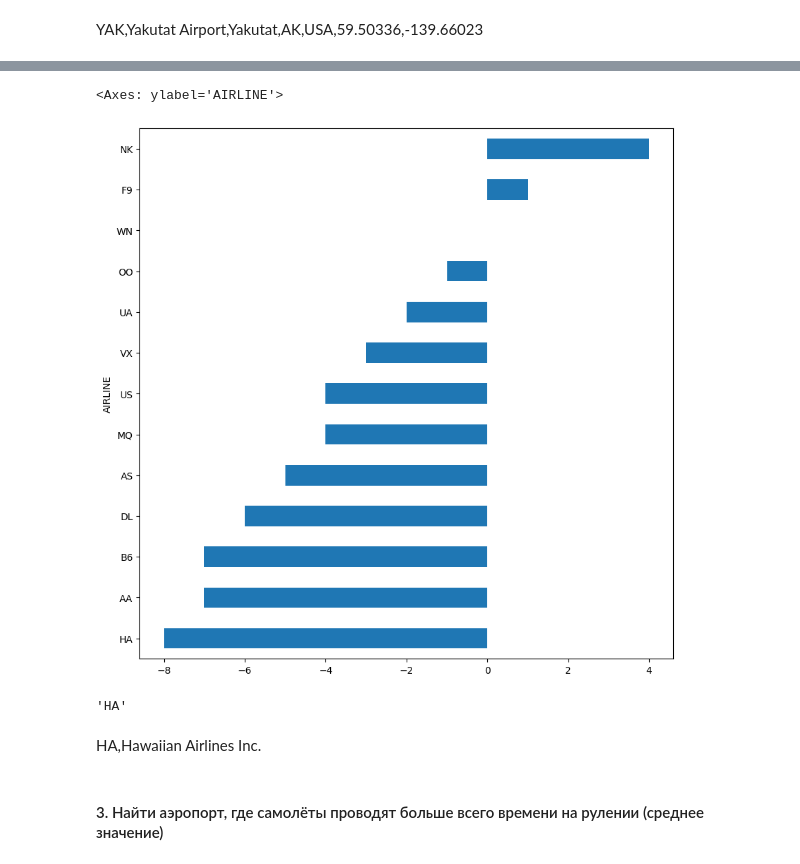
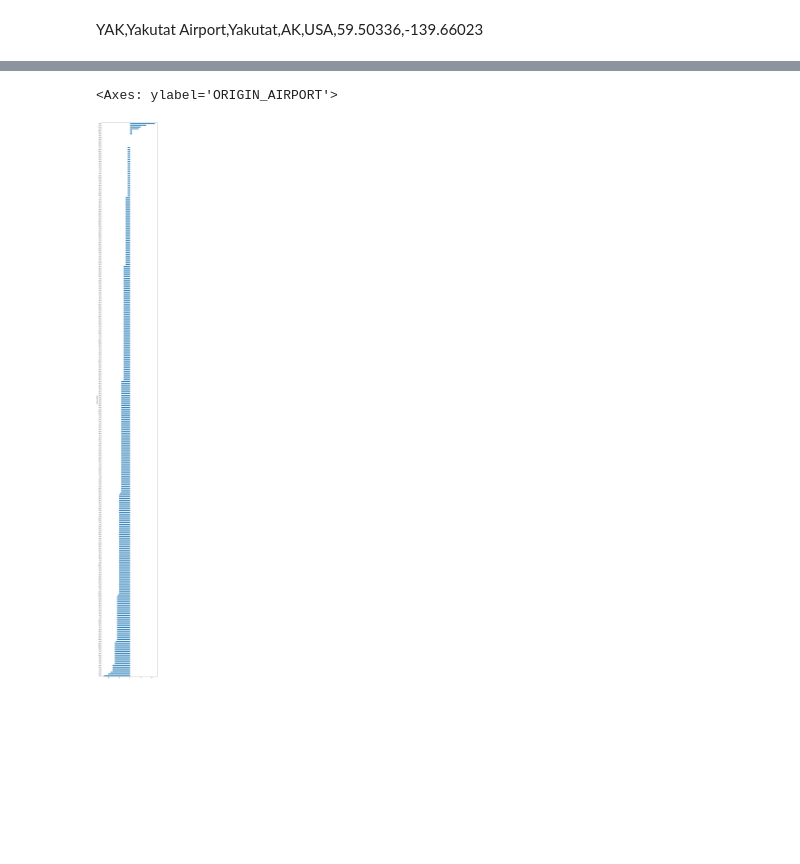
Before and after one commit to Oleg166/python_date, a Jupyter notebook: project.ipynb, the cells around one changed output, grey strips where cells are left out. Cells and saved outputs as stored; diff of their text form; code cells hidden in the pictures; blank space fills up the shorter version.

```diff
--- a/project.ipynb
+++ b/project.ipynb
@@ -338,3 +122 @@ dtypes: int64(1), object(1)
 memory usage: 100.3+ KB
-# %%
-df_digit_aircodes['Code'] = df_digit_aircodes['Code'].astype(str)
@@ -719,0 +966,2 @@ df3 = df.loc[df['DESTINATION_AIRPORT'] == 'LAX' ]
+# %%
+df2=df.copy()
@@ -719,0 +985,3 @@ df3 = df.loc[df['DESTINATION_AIRPORT'] == 'LAX' ]
+# %%
+df2.dropna(subset=['DEPARTURE_DELAY'], inplace=True)
+#df2['DEPARTURE_DELAY'].dropna(subset, inplace=True)
@@ -724,3 +1018,5 @@ df3.shape
+# %%
+df3 = df2.groupby('ORIGIN_AIRPORT')['DEPARTURE_DELAY'].median().sort_values(ascending=True)
 # %%
 df3.head()
 # %% [output]
@@ -736,13 +1050,5 @@ df4 = df3.groupby('AIRLINE')['ARRIVAL_DELAY'].median().sort_values(ascending=Tru
 # %%
-df4.plot(kind='barh', figsize=(10, 10))
+df3.plot(kind='barh', figsize=(10, 100))
 # %% [output]
-<Axes: ylabel='AIRLINE'>
+<Axes: ylabel='ORIGIN_AIRPORT'>
-[figure, old version]
+[figure, new version]
-# %%
-df4.index[0]
-# %% [output]
-'HA'
-# %% [markdown]
-HA,Hawaiian Airlines Inc.
-# %% [markdown]
-#### 3. Найти аэропорт, где самолёты проводят больше всего времени на рулении (среднее значение)
```
Also changed, not shown: parts of 288 cells of this notebook.
